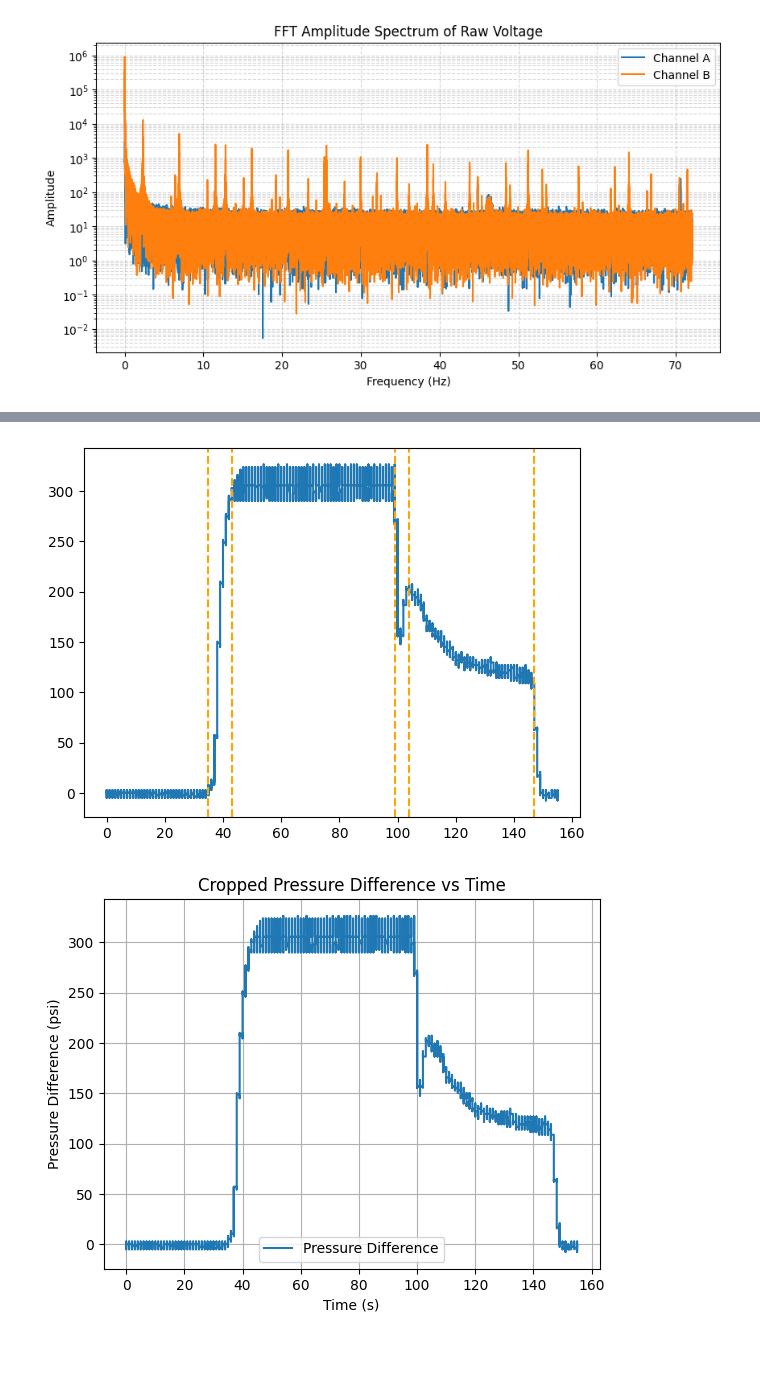
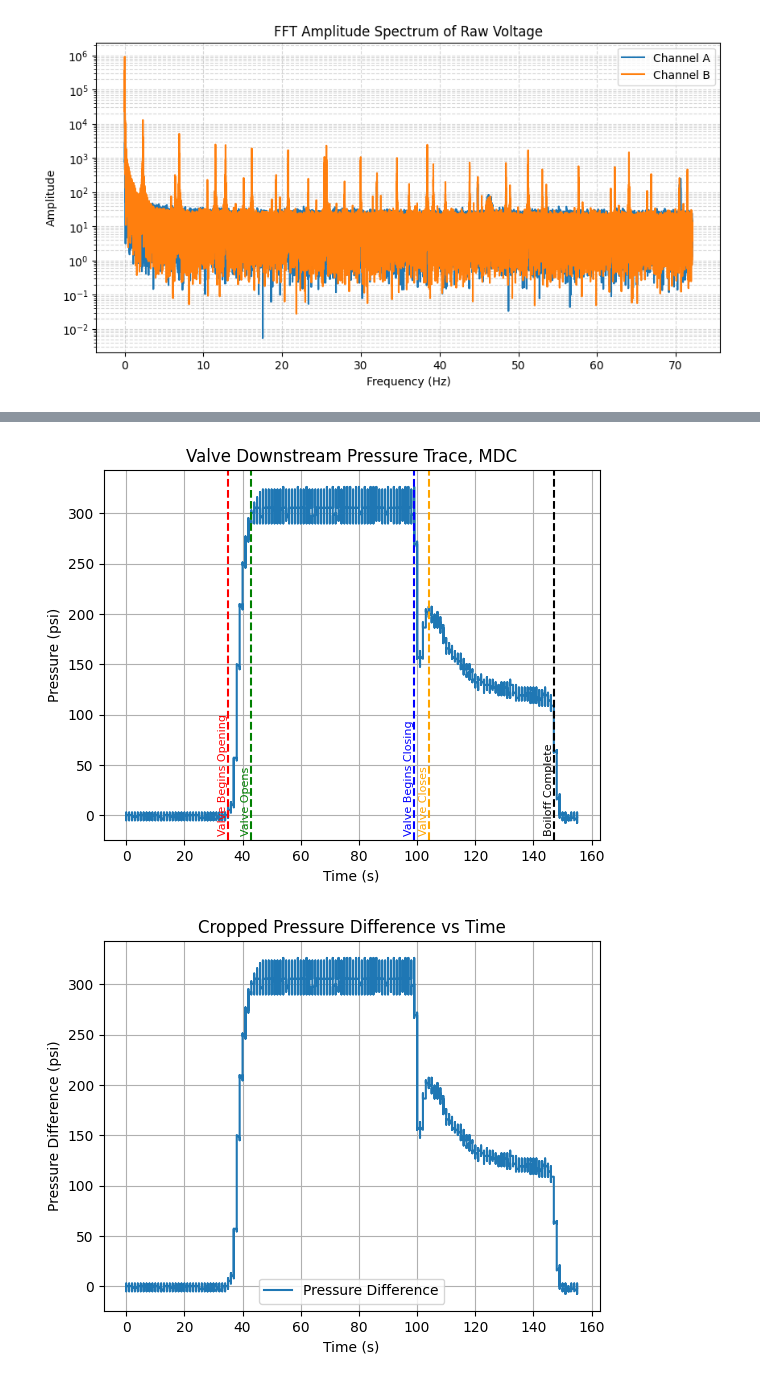
Before and after one commit to benkneb/Analysis, a Jupyter notebook: analysis.ipynb, the cells around one changed output, grey strips where cells are left out. Cells and saved outputs as stored; diff of their text form; code cells hidden in the pictures; blank space fills up the shorter version.

```diff
--- a/analysis.ipynb
+++ b/analysis.ipynb
@@ -166,12 +168,35 @@ post225380 = (timeCrop >= 225) & (timeCrop <= 380)
 timeCrop2 = timeCrop[post225380] - timeCrop[post225380][0]
 ptATCrop2 = ptATCrop[post225380]
 ptBTCrop2 = ptBTCrop[post225380]
-plt.plot(timeCrop2, ptBTCrop2, label="PT B (Inlet)")
-plt.axvline(35, color="orange", linestyle="--", label="Pressup begins")
-plt.axvline(43, color="orange", linestyle="--", label="Pressup stable")
-plt.axvline(99, color="orange", linestyle="--", label="Stable ends")
-plt.axvline(104, color="orange", linestyle="--", label="Two Phase Begins")
-plt.axvline(147, color="orange", linestyle="--", label="Two Phase Ends")
+plt.figure()
+plt.plot(timeCrop2, ptBTCrop2, label="Outlet Pressure")
+plt.xlabel("Time (s)")
+plt.ylabel("Pressure (psi)")
+plt.title("Valve Downstream Pressure Trace, MDC")
+plt.grid()
+
+events = [
+    (35,  "red", "Valve Begins Opening"),
+    (43,  "green", "Valve Opens"),
+    (99,  "blue", "Valve Begins Closing"),
+    (104, "orange", "Valve Closes"),
+    (147, "black", "Boiloff Complete"),
+]
+
+ax = plt.gca()
+for xval, color, label in events:
+    plt.axvline(xval, color=color, linestyle="--", label=label)
+    ax.text(
+        xval - 3.5, 0.01, label,
+        transform=ax.get_xaxis_transform(),
+        rotation=90,
+        va="bottom",
+        ha="left",
+        color=color,
+        fontsize=8,
+    )
+
+plt.show()
 pressupDur = np.count_nonzero((timeCrop2 >= 35) & (timeCrop2 <= 43))
 pressdownDur = np.count_nonzero((timeCrop2 >= 104) & (timeCrop2 < 147))
 upQual = np.linspace(1, 0, pressupDur)
@@ -194,7 +219,7 @@ dPPa = np.nan_to_num(dPPa, nan=0.0, posinf=0.0, neginf=0.0)
 #need rough mdot approx, we knew this would be shitty anyways
 # mdot = 1.0  # kg/s, temp
 valveDrop = 60 #psi
-orifDia = 0.25 * 0.0254 # in -> m
+orifDia = 1 * 0.0254 # in -> m
 orifArea = np.pi * (orifDia/2)**2 # m^2
 orifCd = 0.6 # sharp edge reducer
 orifCdA = orifCd * orifArea # m^2, 1" -> .25" orifice, Cd ~ 0.6
@@ -216,33 +241,55 @@ for i in tqdm.tqdm(range(len(timeCrop2))):
         try:
             rho[i] = cp.PropsSI("D","P", ptBTCrop2[i]*6894.76+101325, "Q",upQual[upIndex] ,"N2")
             upIndex += 1
         except:
             rho[i] = cp.PropsSI("D","P", ptBTCrop2[i]*6894.76+101325, "Q", 1.0, "N2")
     elif timeCrop2[i] >= 43 and timeCrop2[i] < 104:
         try:
             rho[i] = cp.PropsSI("D","P", ptBTCrop2[i]*6894.76+101325, "Q", 0, "N2")
         except:
             rho[i] = cp.PropsSI("D","P", 101325, "Q", 0, "N2")
     elif timeCrop2[i] >= 104 and timeCrop2[i] < 147:
         try:
             rho[i] = cp.PropsSI("D","P", ptBTCrop2[i]*6894.76+101325, "Q", downQual[downIndex], "N2")
             downIndex += 1
         except:
             rho[i] = cp.PropsSI("D","P", ptBTCrop2[i]*6894.76+101325, "Q", 1, "N2")
     if np.isinf(rho[i]):
         rho[i] = rhoLn2
     if rho[i] >= 1.0:
         CdAInst = mdot[i]/np.sqrt(2*rho[i]*np.abs(dPPa[i]))
         CdA[i] = CdAInst
     else:
         CdA[i] = 0.0
 CdAIn = CdA * 1550 # m^2 -> in^2
 plt.figure()
 plt.plot(timeCrop2, CdAIn, label="CdA")
 plt.xlabel("Time (s)")
 plt.ylabel("CdA (in^2)")
-plt.title("CdA vs Time")
+plt.title("CdA Trace, MDC")
+plt.grid()
+events = [
+    (35,  "red", "Valve Begins Opening"),
+    (43,  "green", "Valve Opens"),
+    (99,  "blue", "Valve Begins Closing"),
+    (104, "orange", "Valve Closes, Gas Based CdA, Ignore Data Here"),
+    (147, "black", "Boiloff Complete"),
+]
+
+ax = plt.gca()
+for xval, color, label in events:
+    plt.axvline(xval, color=color, linestyle="--", label=label)
+    ax.text(
+        xval - 3.5, 0.01, label,
+        transform=ax.get_xaxis_transform(),
+        rotation=90,
+        va="bottom",
+        ha="left",
+        color=color,
+        fontsize=8,
+    )
+
 plt.show()
 # %% [output]
-[figure, old version]
+[figure, new version]
 [figure]
```
Also changed, not shown: parts of 3 cells of this notebook.
